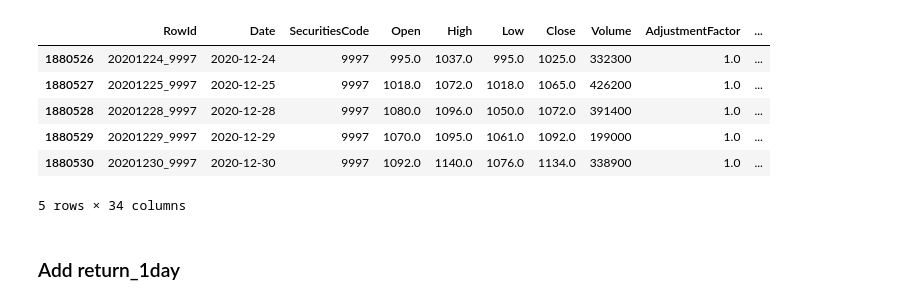
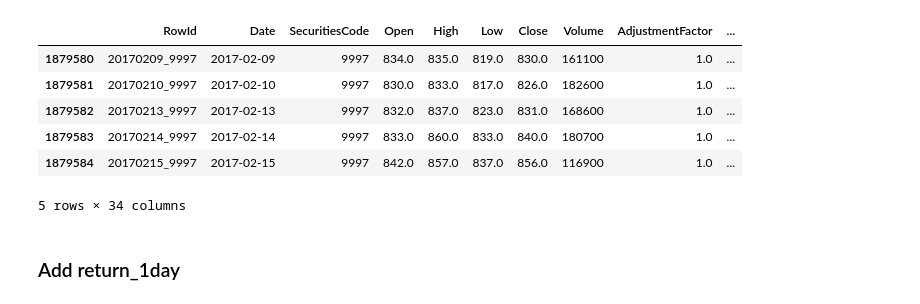
Before and after one commit to Minghui-Wu/545Project, a Jupyter notebook: feature_corr.ipynb, the cells around one changed output. Saved outputs shown, nothing was run; the diff lists cells and outputs as text; code cells hidden in the pictures.

```diff
--- a/feature_corr.ipynb
+++ b/feature_corr.ipynb
@@ -6,16 +6,17 @@ from decimal import ROUND_HALF_UP, Decimal
 # %%
 df  = pd.read_csv('input\jpx-tokyo-stock-exchange-prediction\\training_price_features.csv')
 df ['Date'] = pd.to_datetime(df ['Date'])
-
+df = df[df['Date'] >= '2017-01-04']
+df = df[df['Date'] <= '2017-02-15']
 
 df.tail()
 # %% [output]
 |  | RowId | Date | SecuritiesCode | Open | High | Low | Close | Volume | AdjustmentFactor | ... |
-| 1880526 | 20201224_9997 | 2020-12-24 | 9997 | 995.0 | 1037.0 | 995.0 | 1025.0 | 332300 | 1.0 | ... |
-| 1880527 | 20201225_9997 | 2020-12-25 | 9997 | 1018.0 | 1072.0 | 1018.0 | 1065.0 | 426200 | 1.0 | ... |
-| 1880528 | 20201228_9997 | 2020-12-28 | 9997 | 1080.0 | 1096.0 | 1050.0 | 1072.0 | 391400 | 1.0 | ... |
-| 1880529 | 20201229_9997 | 2020-12-29 | 9997 | 1070.0 | 1095.0 | 1061.0 | 1092.0 | 199000 | 1.0 | ... |
-| 1880530 | 20201230_9997 | 2020-12-30 | 9997 | 1092.0 | 1140.0 | 1076.0 | 1134.0 | 338900 | 1.0 | ... |
+| 1879580 | 20170209_9997 | 2017-02-09 | 9997 | 834.0 | 835.0 | 819.0 | 830.0 | 161100 | 1.0 | ... |
+| 1879581 | 20170210_9997 | 2017-02-10 | 9997 | 830.0 | 833.0 | 817.0 | 826.0 | 182600 | 1.0 | ... |
+| 1879582 | 20170213_9997 | 2017-02-13 | 9997 | 832.0 | 837.0 | 823.0 | 831.0 | 168600 | 1.0 | ... |
+| 1879583 | 20170214_9997 | 2017-02-14 | 9997 | 833.0 | 860.0 | 833.0 | 840.0 | 180700 | 1.0 | ... |
+| 1879584 | 20170215_9997 | 2017-02-15 | 9997 | 842.0 | 857.0 | 837.0 | 856.0 | 116900 | 1.0 | ... |
 5 rows × 34 columns
 # %% [markdown]
 ### Add return_1day
```
Also changed, not shown: parts of 1 cell of this notebook, 2 other files.
